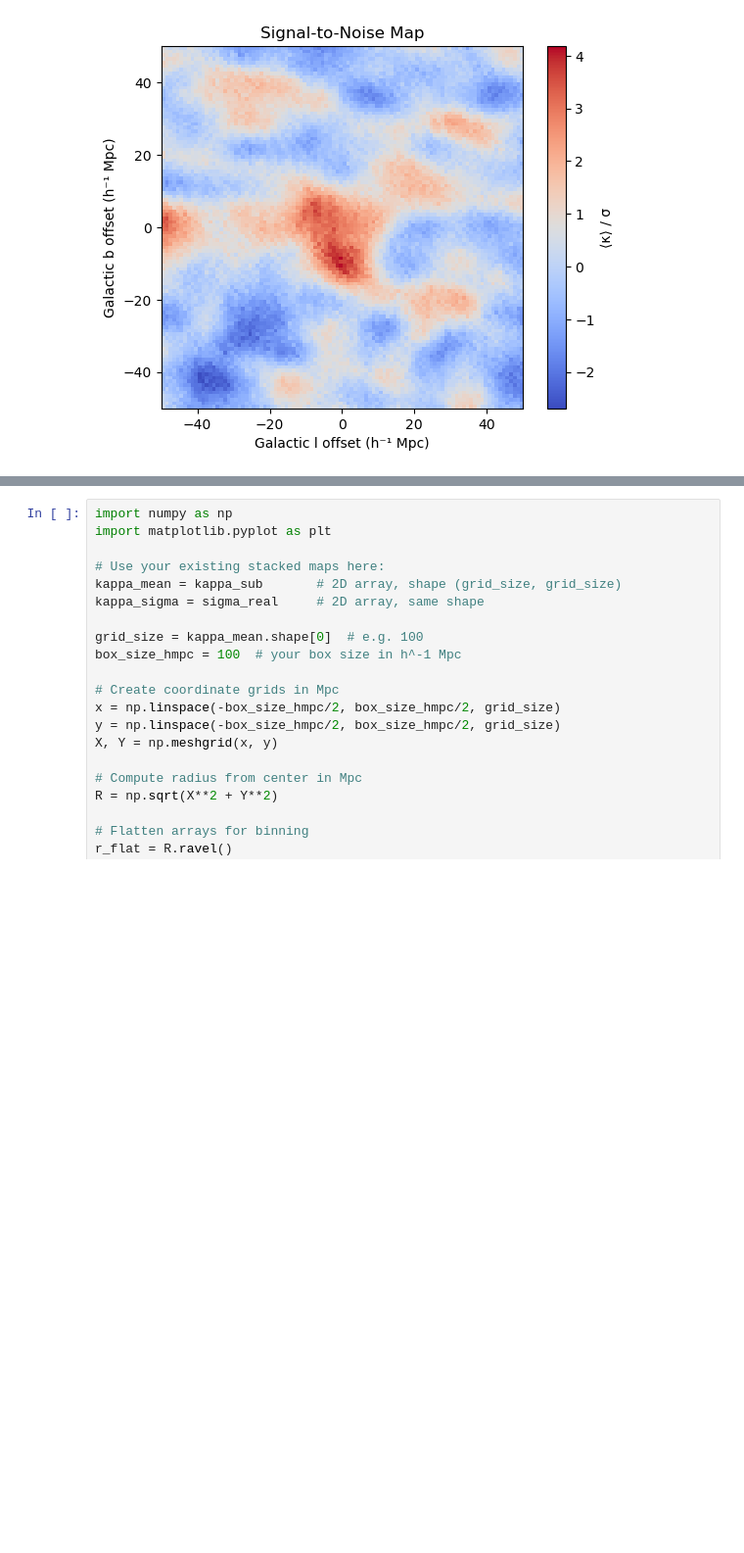
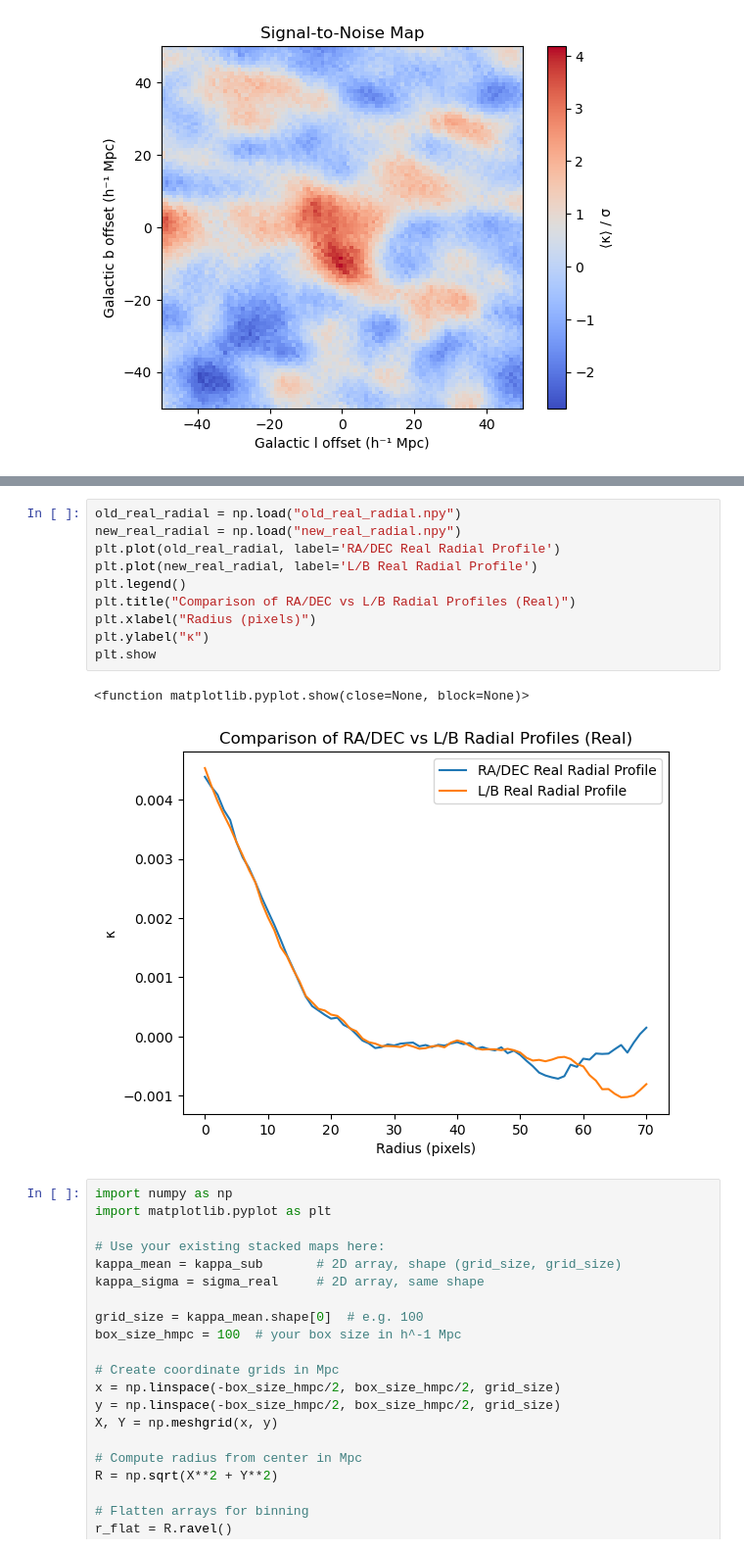
Before and after one commit to carolinewu327/astrophysics, a Jupyter notebook: finalMODkmap.ipynb, the cells around one changed output, grey strips where cells are left out. Shown at 98% size. Drawn from its saved outputs; the diff is of its cells as text; blank space fills up the shorter version.

```diff
--- a/finalMODkmap.ipynb
+++ b/finalMODkmap.ipynb
@@ -277,3 +285,16 @@ radial_profile(kappa_sub, sigma_real, "Radial Profile (Real − Random)", zoom=7
+# %%
+old_real_radial = np.load("old_real_radial.npy")
+new_real_radial = np.load("new_real_radial.npy")
+plt.plot(old_real_radial, label='RA/DEC Real Radial Profile')
+plt.plot(new_real_radial, label='L/B Real Radial Profile')
+plt.legend()
+plt.title("Comparison of RA/DEC vs L/B Radial Profiles (Real)")
+plt.xlabel("Radius (pixels)")
+plt.ylabel("κ")
+plt.show
+# %% [output]
+<function matplotlib.pyplot.show(close=None, block=None)>
+[figure, added]
 # %%
 import numpy as np
 import matplotlib.pyplot as plt
```
Also changed, not shown: parts of 4 cells of this notebook.
